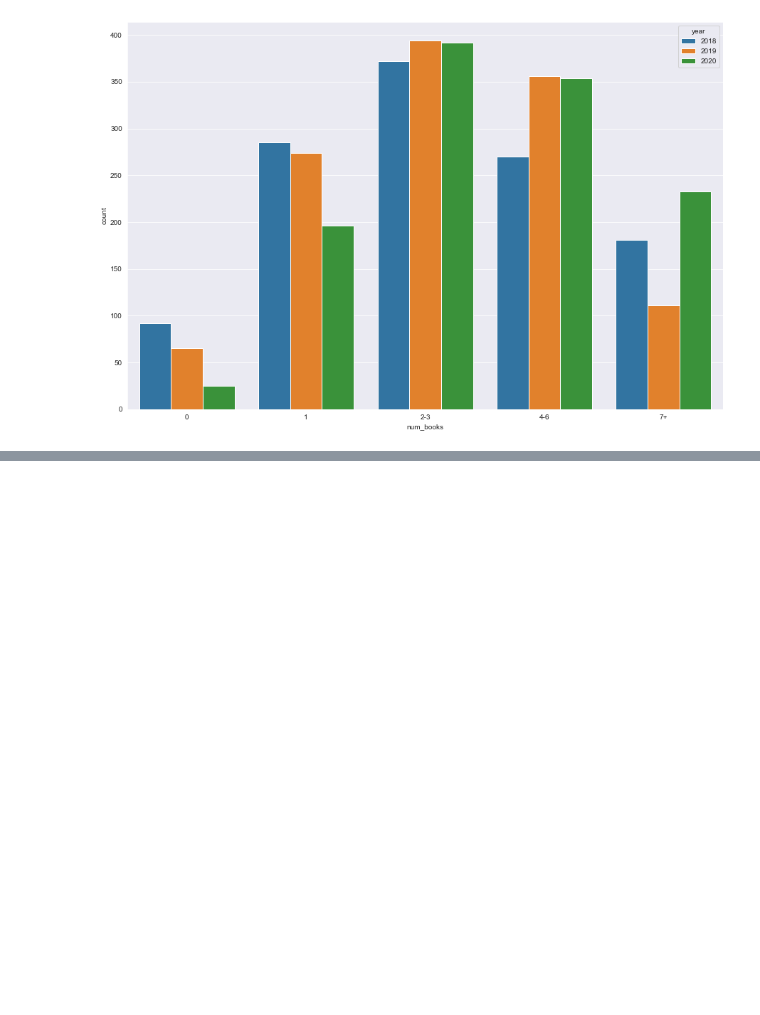
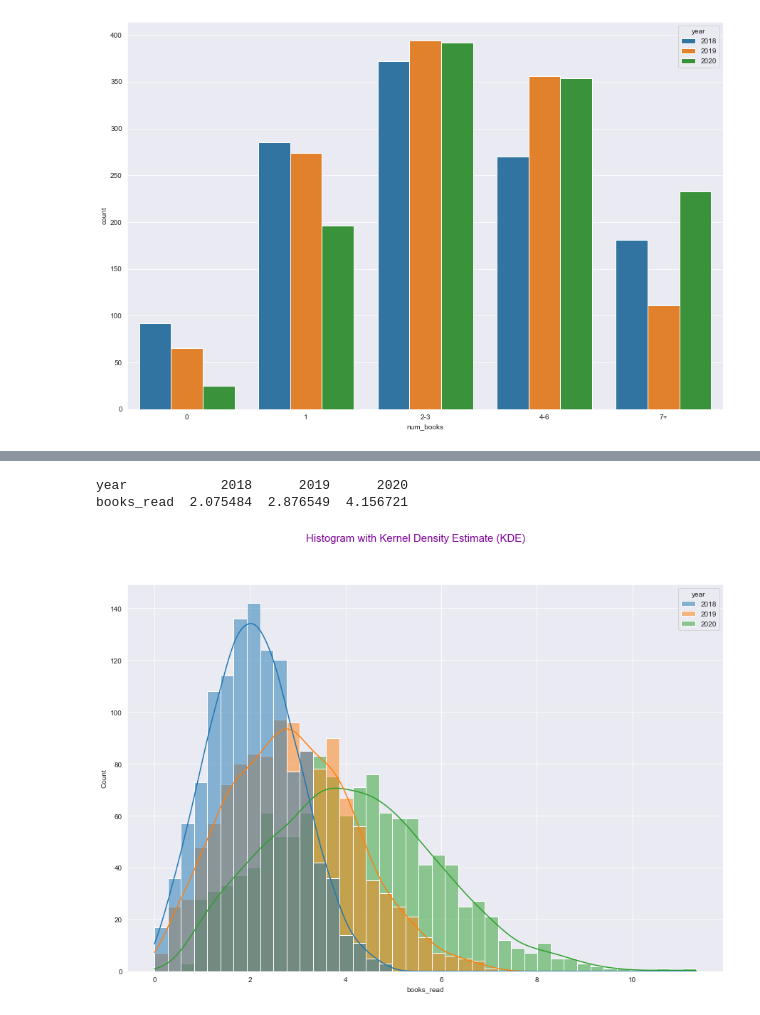
Before and after one commit to angelinka/programming_for_DA_project, a Jupyter notebook: audiobooks.ipynb, the cells around one changed output, grey strips where cells are left out. Saved outputs shown, nothing was run; the diff lists cells and outputs as text; code cells hidden in the pictures; blank space fills up the shorter version.

```diff
--- a/audiobooks.ipynb
+++ b/audiobooks.ipynb
@@ -374,0 +360,13 @@ full.head(30)
+# %%
+# As we don't need 'num_books' column anymore
+full = full.drop(columns=['num_books'])
+# %%
+# where year is 2018 (< 2019) we fill 'books_read' column with our generated data y18 and so on
+full.loc[full['date'] < '2019-01', 'books_read'] = y18
+
+full.loc[(full['date'] >= '2019-01') & (full['date'] < '2020-01'), 'books_read'] = y19
+
+full.loc[full['date'] >= '2020-01', 'books_read'] = y20
+
+# we can also round the decimal point to one as I believe it is enought precision for our analysis
+full.round({'books_read':1})
@@ -374,0 +439,14 @@ full.head(30)
+# %%
+# Creating a dataframe 'means' by using groupby by year and calculating the means for each class
+# Transpose the rows and columns
+means = full.groupby("year").mean().T
+print(means)
+# %% [output]
+year            2018      2019      2020
+books_read  2.075484  2.876549  4.156721
+# %%
+sns.histplot(data=full, x='books_read', hue='year', kde=True, alpha=0.5)
+plt.suptitle('Histogram with Kernel Density Estimate (KDE)', fontsize=15, color='#7F069C')
+plt.show()
+# %% [output]
+[figure, added]
```
Also changed, not shown: parts of 18 cells of this notebook, 1 other file.
